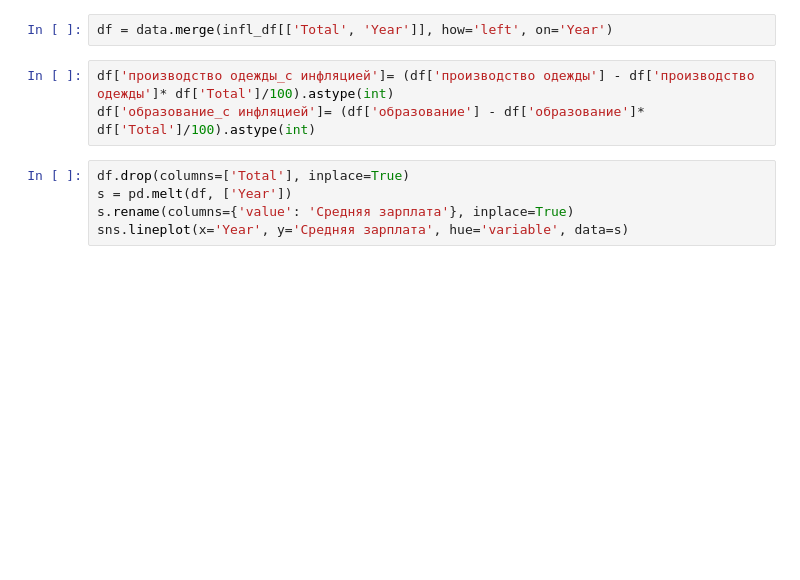
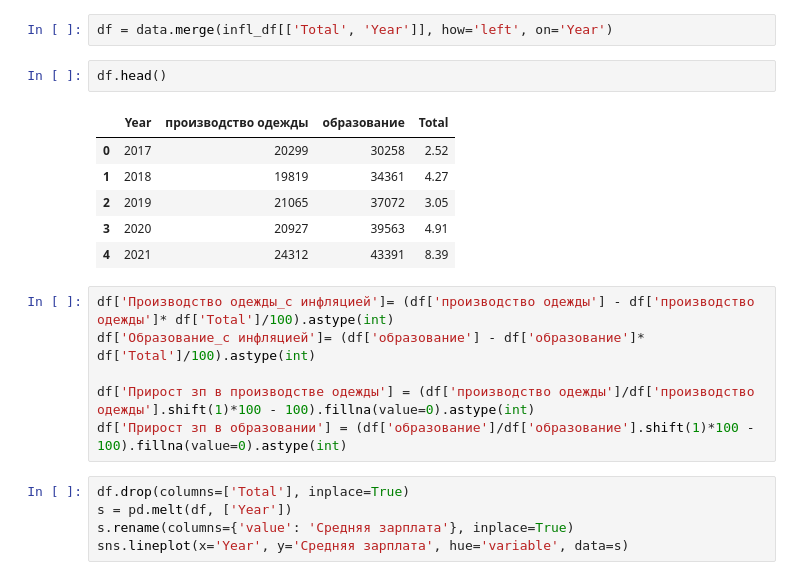
Before and after one commit to disimhot/hse_rosstat, a Jupyter notebook: analysis.ipynb, the cells around one changed output. Drawn from its saved outputs; the diff is of its cells as text; blank space fills up the shorter version.

```diff
--- a/analysis.ipynb
+++ b/analysis.ipynb
@@ -63,8 +72,20 @@ data.rename(columns={'index': 'Year'}, inplace=True)
 # %%
 df = data.merge(infl_df[['Total', 'Year']], how='left', on='Year')
+# %%
+df.head()
+# %% [output]
+|  | Year | производство одежды | образование | Total |
+| 0 | 2017 | 20299 | 30258 | 2.52 |
+| 1 | 2018 | 19819 | 34361 | 4.27 |
+| 2 | 2019 | 21065 | 37072 | 3.05 |
+| 3 | 2020 | 20927 | 39563 | 4.91 |
+| 4 | 2021 | 24312 | 43391 | 8.39 |
 # %%
-df['производство одежды_с инфляцией']= (df['производство одежды'] - df['производство одежды']* df['Total']/100).astype(int)
-df['образование_с инфляцией']= (df['образование'] - df['образование']* df['Total']/100).astype(int)
+df['Производство одежды_с инфляцией']= (df['производство одежды'] - df['производство одежды']* df['Total']/100).astype(int)
+df['Образование_с инфляцией']= (df['образование'] - df['образование']* df['Total']/100).astype(int)
+
+df['Прирост зп в производстве одежды'] = (df['производство одежды']/df['производство одежды'].shift(1)*100 - 100).fillna(value=0).astype(int)
+df['Прирост зп в образовании'] = (df['образование']/df['образование'].shift(1)*100 - 100).fillna(value=0).astype(int)
 # %%
 df.drop(columns=['Total'], inplace=True)
 s = pd.melt(df, ['Year'])
```
Also changed, not shown: parts of 6 cells of this notebook, 3 other files.
